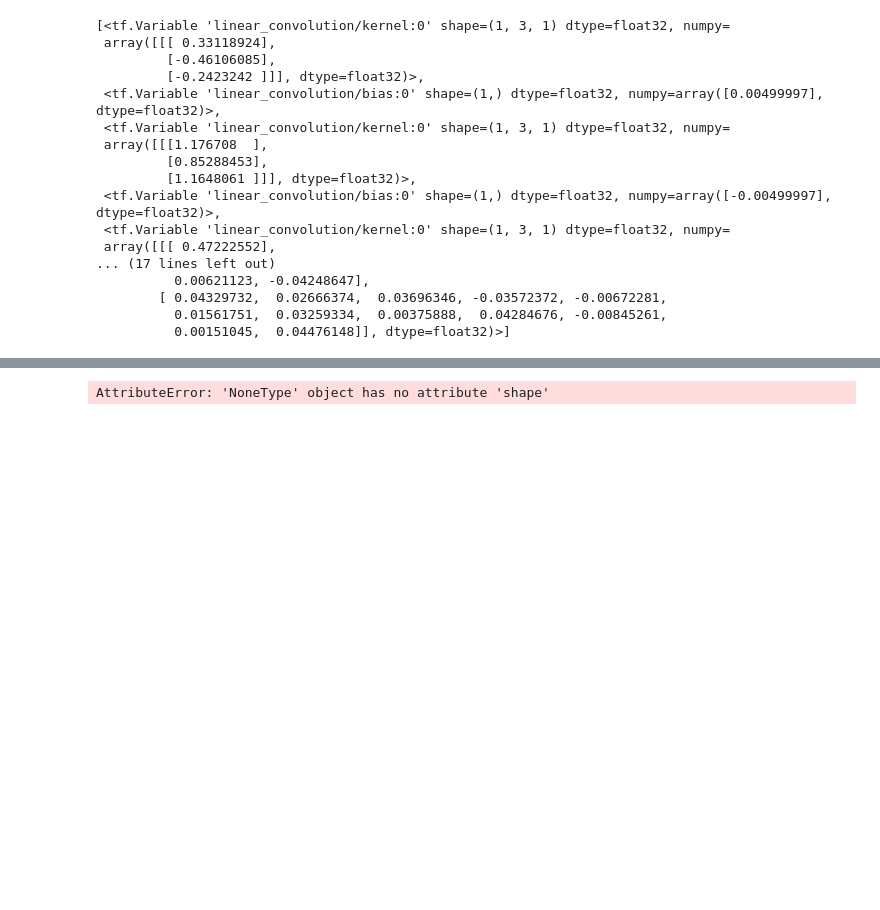
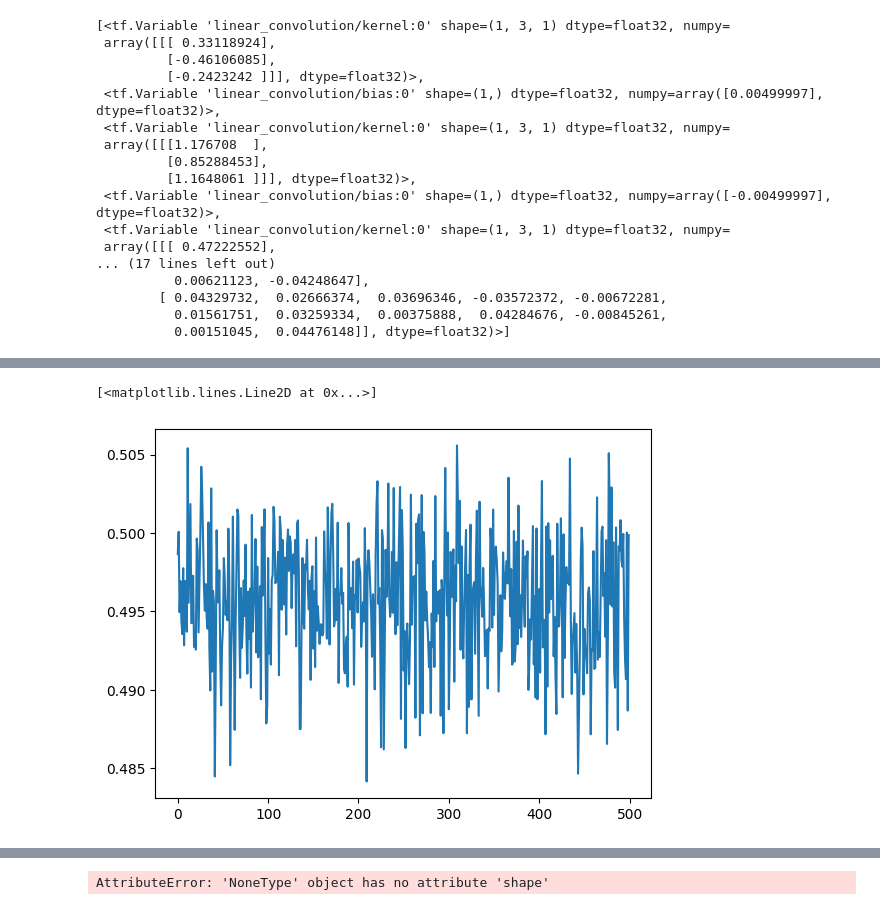
Before and after one commit to kheuton/prob_diff_topk, a Jupyter notebook: ScuffedButWorkingScoreFunc.ipynb, the cells around one changed output, grey strips where cells are left out. Cells and saved outputs as stored; diff of their text form; code cells hidden in the pictures; blank space fills up the shorter version.

```diff
--- a/ScuffedButWorkingScoreFunc.ipynb
+++ b/ScuffedButWorkingScoreFunc.ipynb
@@ -45,5 +48,5 @@ num_score_func_samples=2
 # %%
-train_dataset, val_dataset, test_dataset = example_datasets(H, T, seed=seed)
+train_dataset, val_dataset, test_dataset = example_datasets(H, T, seed=seed, batch_size=batch_size)
 train_X_THS, train_y_TS = to_numpy(train_dataset)
 val_X_THS, val_y_TS = to_numpy(val_dataset)
 input_shape = (H,S)
@@ -53,7 +63,7 @@ optimizer = keras.optimizers.Adam(learning_rate=learning_rate)
 # %%
 model, mix_weights  = mixture_poissons(location_specific_linear, input_shape, num_components=num_components)
 # %%
-training_loop_score_function_trick(model, optimizer, epochs, train_dataset, val_dataset,
+lossses = training_loop_score_function_trick(model, optimizer, epochs, train_dataset, val_dataset,
                                        cross_ratio_decision, bpr_K,
                                        objective_includes_likelihood=True,
                                        objective_includes_bpr=True,
@@ -69,0 +92,37 @@ Epoch 1
+# %%
+current_time = datetime.datetime.now().strftime("%Y%m%d-%H%M%S")
+train_log_dir = 'logs/gradient_tape/' + current_time + '/train'
+test_log_dir = 'logs/gradient_tape/' + current_time + '/test'
+train_summary_writer = tf.summary.create_file_writer(train_log_dir)
+test_summary_writer = tf.summary.create_file_writer(test_log_dir)
+#tf.summary.trace_on(graph=True, profiler=True)
+# %%
+#@tf.function
+def do_it_all(prob_params_BSK, mixture_weights_KS, y_BS):
+    # my fault that model returns KS instead of SK
+    mixture_weights_SK = tf.transpose(mixture_weights_KS, perm=[1,0])
+
+    #  could create a custom model class that returns
+    # the appropriate tfp.dist given outputs
+    mix = tfp.distributions.MixtureSameFamily(
+        mixture_distribution=tfp.distributions.Categorical(probs=mixture_weights_SK),#+1e-13),
+        components_distribution = tfp.distributions.Poisson(rate=prob_params_BSK+1e-13))
+
+    # add constant to avoid log 0
+    sample_y_MBS = mix.sample(num_score_func_samples)#+1e-13
+
+    sample_log_probs_MBS = mix.log_prob(sample_y_MBS)
+    sample_decisions_MBS = cross_ratio_decision(sample_y_MBS)
+    expected_decisions_BS = tf.reduce_mean(sample_decisions_MBS, axis=0)
+    bpr_B = bpr_K(y_BS, expected_decisions_BS)
+    observed_log_prob_BS = mix.log_prob(y_BS)
+
+
+    loss_B = -tf.reduce_sum(observed_log_prob_BS, axis=-1)
+
+    violate_threshold_flag_B = tf.cast(tf.greater(threshold,
+                                                bpr_B),
+                                        tf.float32)
+    loss_B += penalty * violate_threshold_flag_B *(threshold - bpr_B)
+
+    return loss_B, sample_log_probs_MBS, sample_decisions_MBS, expected_decisions_BS, observed_log_prob_BS, bpr_B
@@ -178,0 +280,5 @@ plt.plot(losses['train']['loss'])
+# %%
+plt.plot(losses['train']['bpr'])
+# %% [output]
+[<matplotlib.lines.Line2D at 0x...>]
+[figure, added]
```
Also changed, not shown: parts of 16 cells of this notebook, 2 other files.
